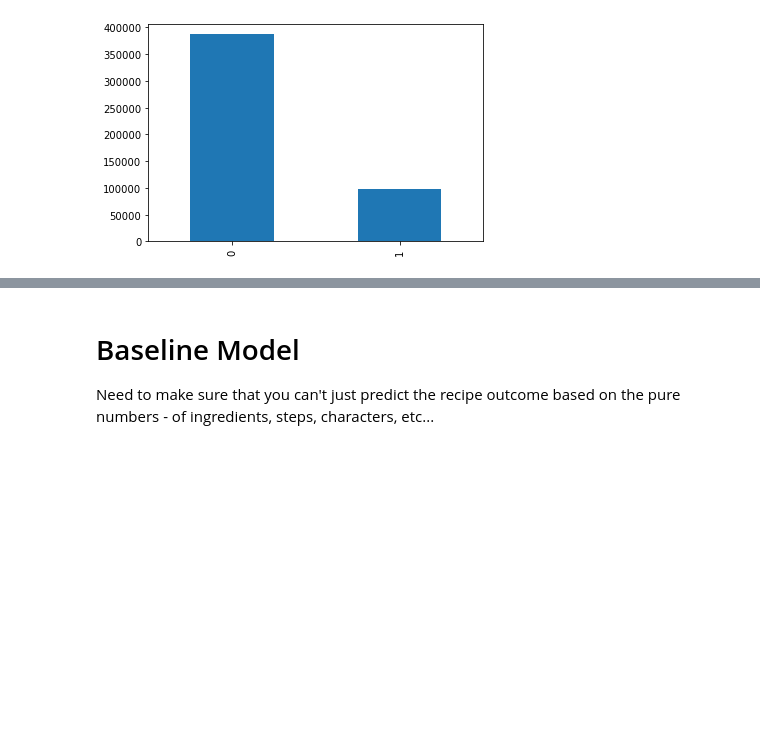
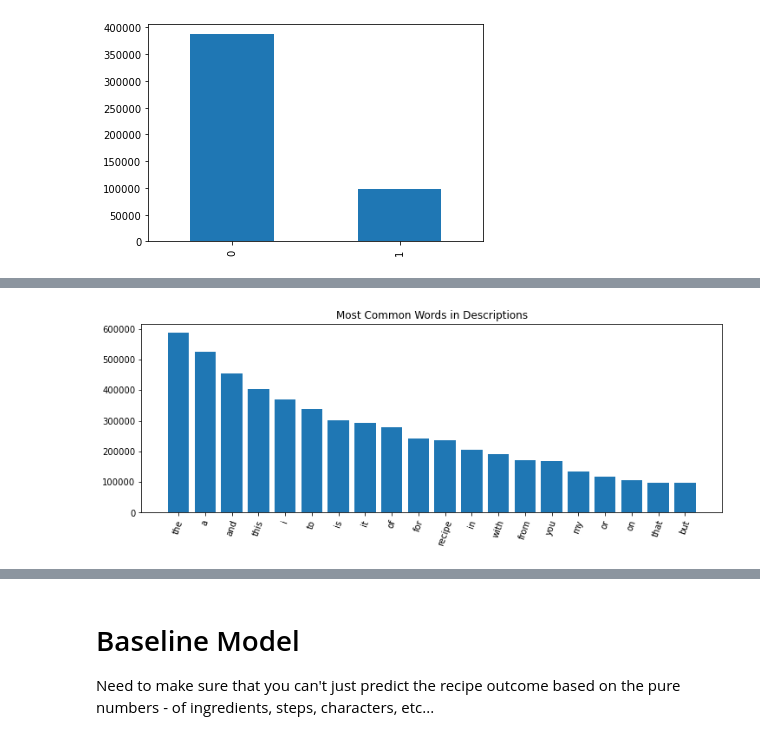
Before and after one commit to AJMarshall-25/NLP_Recipe_Analysis, a Jupyter notebook: EDA.ipynb, the cells around one changed output, grey strips where cells are left out. Drawn from its saved outputs; the diff is of its cells as text; code cells hidden in the pictures; blank space fills up the shorter version.

```diff
--- a/EDA.ipynb
+++ b/EDA.ipynb
@@ -222,0 +262,3 @@ df.target.value_counts().plot(kind ='bar')
+# %%
+df['step_tokens'] = df['cleaned_steps'].apply(lambda x: x.split())
+df.head()
@@ -222,0 +323,3 @@ df.target.value_counts().plot(kind ='bar')
+# %%
+df = basic_cleaning(df, 'description')
+df.head()
@@ -222,0 +334,3 @@ df.target.value_counts().plot(kind ='bar')
+# %%
+df['description_tokens'] = df['cleaned_description'].apply(lambda x: x.split())
+df.head()
@@ -222,0 +345,11 @@ df.target.value_counts().plot(kind ='bar')
+# %%
+description_count = lists_to_count(df, 'description_tokens', series = True).sort_values(ascending=False)
+# %%
+fig, ax = plt.subplots(figsize=(12,4))
+
+ax.bar(description_count.index[:20], description_count.values[:20])
+ax.set_title('Most Common Words in Descriptions')
+ax.set_xticklabels(description_count.index[:20])
+ax.tick_params(axis='x', labelrotation=70);
+# %% [output]
+[figure, added]
```
Also changed, not shown: parts of 35 cells of this notebook, 1 other file.
